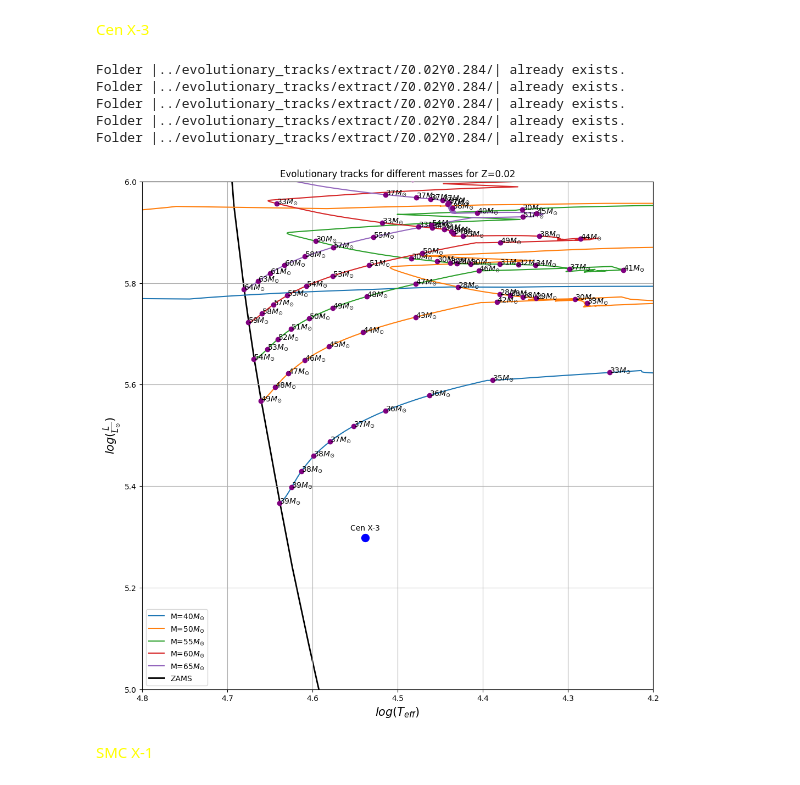
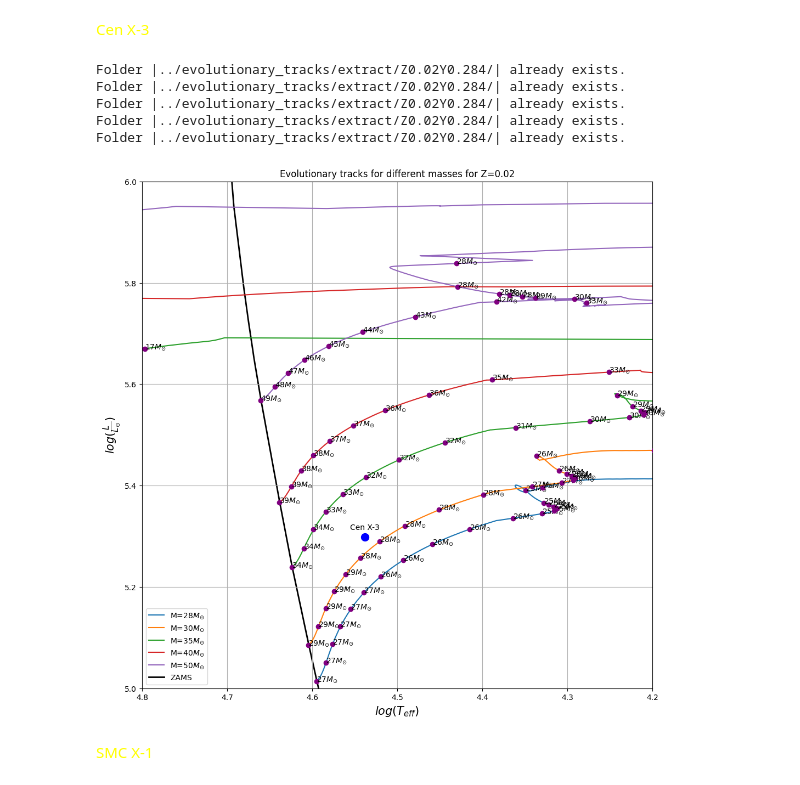
Before and after one commit to LvV210/MasterProject, a Jupyter notebook: HMXBparameters/Mass_determination_HRD.ipynb, the cells around one changed output. Saved outputs shown, nothing was run; the diff lists cells and outputs as text; code cells hidden in the pictures.

Commit message:
New plots for new MM vs RR and RR vs Lx

```diff
--- a/HMXBparameters/Mass_determination_HRD.ipynb
+++ b/HMXBparameters/Mass_determination_HRD.ipynb
@@ -84,8 +84,15 @@ for M in M_values:
 
     plt.plot(logT, logL, label=(f'M={int(float(M))}'+r'$M_{\odot}$'))
 
+    for t in time_intervals(start_point= ZAMS_index, N_iterations=df.shape[0], N_intervals=20):
+        M = df['MASS'][t]
+        L = df['LOG_L'][t]
+        T = df['LOG_TE'][t]
+        plt.scatter([T], [L], color='purple', zorder=3)
+        plt.annotate(f'{int(M)}' + r'$M_{\odot}$', (T, L))
+
 for i, label in enumerate(df_MRL["id"].tolist()):
-    plt.annotate(label, (df_MRL["logTeff"].tolist()[i], df_MRL["logL_true/L_sun"].tolist()[i]), textcoords="offset points", xytext=(0,10), ha='center')
+    plt.annotate(label, (np.log10(df_MRL['Teff_final']).tolist()[i], np.log10(df_MRL['LBV_final']).tolist()[i]), textcoords="offset points", xytext=(0,10), ha='center')
 
 plt.plot(T_ZAMS, L_ZAMS, label='ZAMS', color='black', linewidth=2)
 plt.scatter(np.log10(df_MRL['Teff_final']), np.log10(df_MRL['LBV_final']), color='blue')
@@ -138,7 +145,7 @@ for M in M_values_cen:
 
     plt.plot(logT, logL, label=(f'M={int(float(M))}'+r'$M_{\odot}$'), zorder=2)
 
-    for t in time_intervals(start_point= ZAMS_index, N_iterations=df.shape[0], N_intervals=30):
+    for t in time_intervals(start_point= ZAMS_index, N_iterations=df.shape[0], N_intervals=90):
         M = df['MASS'][t]
         L = df['LOG_L'][t]
         T = df['LOG_TE'][t]
@@ -178,7 +185,7 @@ logL_err_obj = [[0], [0]] # [[df_MRL.loc[df_MRL['id']== id, 'logL_true/L_sun_err
 
 # Evolutionary tracks for the following masses
 M_values_cen = [16, 18, 20, 24, 28, 30, 35, 40, 50, 55, 60, 65, 70, 80, 90, 95, 100]
-M_values_cen = [40, 50, 55, 60, 65]
+M_values_cen = [28, 30, 35, 40, 50]
 M_values_cen = ['{:07.3f}'.format(m) for m in M_values_cen]
 
 # Plot evolutionary tracks
@@ -196,34 +203,34 @@ for M in M_values_cen:
     plt.plot(logT, logL, label=(f'M={int(float(M))}'+r'$M_{\odot}$'), zorder=2)
 
     for t in time_intervals(start_point= ZAMS_index, N_iterations=df.shape[0], N_intervals=30):
         M = df['MASS'][t]
         L = df['LOG_L'][t]
         T = df['LOG_TE'][t]
         plt.scatter([T], [L], color='purple', zorder=3)
         plt.annotate(f'{int(M)}' + r'$M_{\odot}$', (T, L))
 
 # Label object
 plt.annotate(id, (logTeff_obj, logL_obj), textcoords="offset points", xytext=(0,10), ha='center')
 
 plt.plot(T_ZAMS, L_ZAMS, label='ZAMS', color='black', linewidth=2, zorder=1)
 plt.errorbar([logTeff_obj], [logL_obj], yerr=logL_err_obj, xerr=[logTeff_err_obj], color='blue', ecolor='gray', capsize=4, zorder=4)
 plt.scatter([logTeff_obj], [logL_obj], linewidths=5, color='blue', zorder=5)
 plt.title(f'Evolutionary tracks for different masses for Z={ZY_values[0][0]}')
 plt.xlabel(r"$log(T_{eff})$", fontsize=15)
 plt.ylabel(r"$log(\frac{L}{L_{\odot}})$", fontsize=15)
 plt.ylim(5, 6)
 plt.xlim(4.2, 4.8)
 plt.grid(True)
 plt.gca().invert_xaxis()
 plt.legend()
 plt.show()
 # %% [output]
 Folder |../evolutionary_tracks/extract/Z0.02Y0.284/| already exists.
 Folder |../evolutionary_tracks/extract/Z0.02Y0.284/| already exists.
 Folder |../evolutionary_tracks/extract/Z0.02Y0.284/| already exists.
 Folder |../evolutionary_tracks/extract/Z0.02Y0.284/| already exists.
 Folder |../evolutionary_tracks/extract/Z0.02Y0.284/| already exists.
-[figure, old version]
+[figure, new version]
 # %% [markdown]
 <font color='yellow'>SMC X-1</font>
 # %%
```
Also changed, not shown: parts of 2 cells of this notebook, 2 other files.
